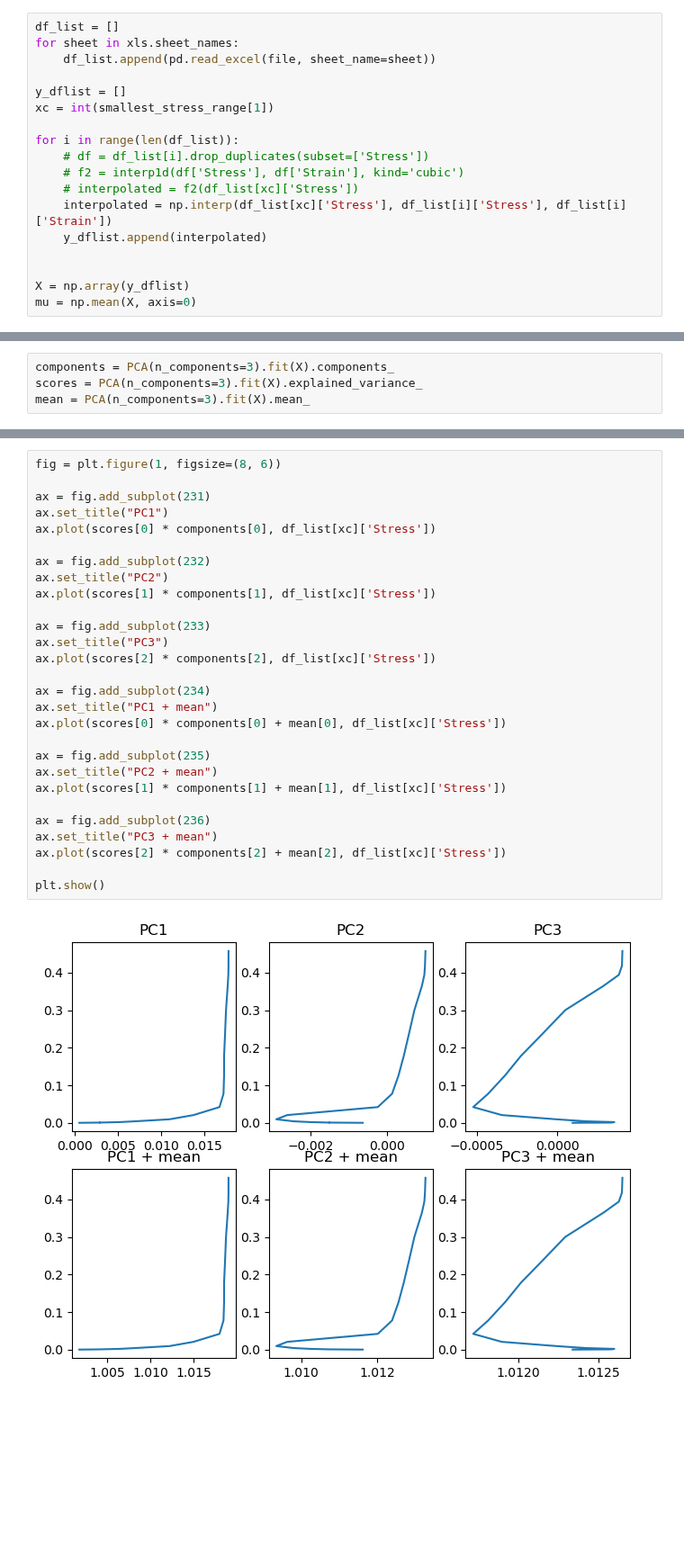
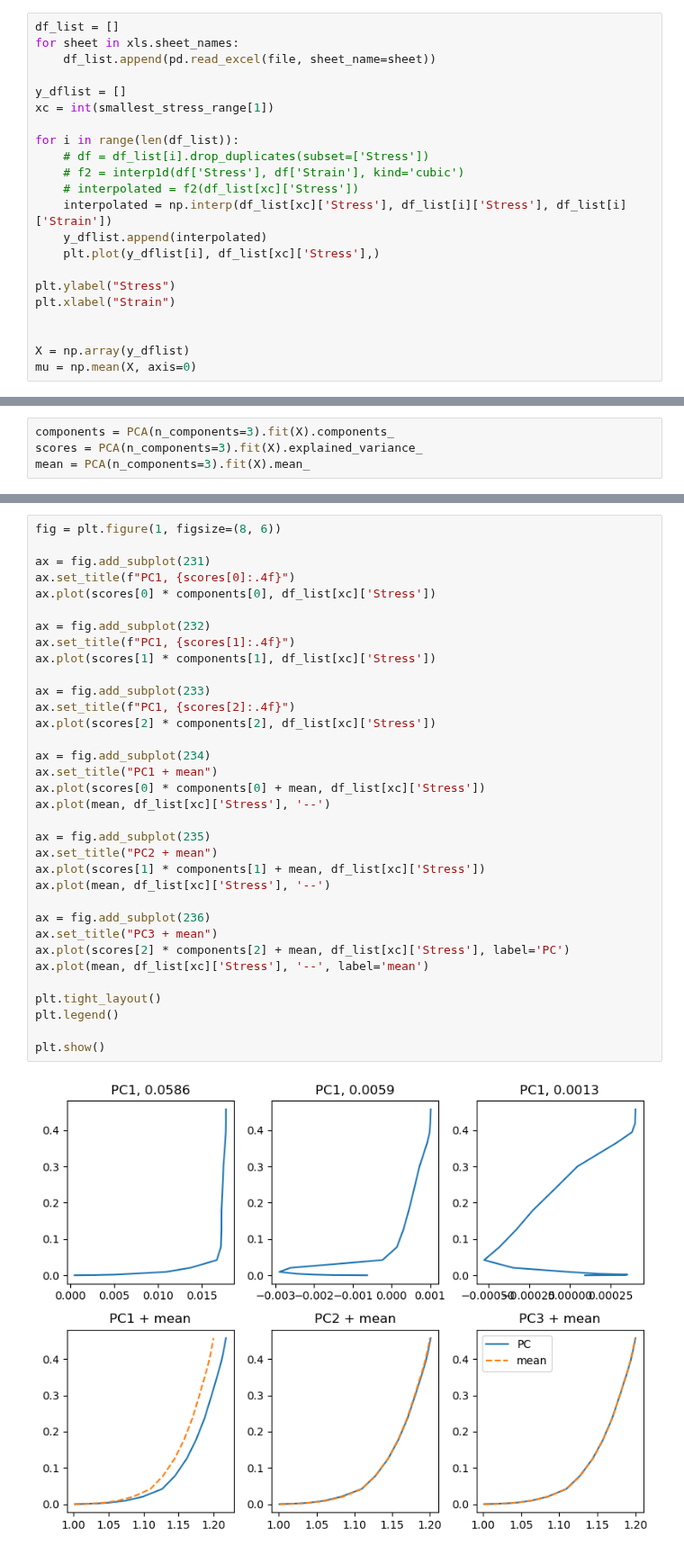
Before and after one commit to siemdejong/skinstression, a Jupyter notebook: notebooks/4-sjg-create_PCA_labels.ipynb, the cells around one changed output, grey strips where cells are left out. Shown at 90% size. Drawn from its saved outputs; the diff is of its cells as text; blank space fills up the shorter version.

Commit message:
plot interpolated curves and PCs

```diff
--- a/notebooks/4-sjg-create_PCA_labels.ipynb
+++ b/notebooks/4-sjg-create_PCA_labels.ipynb
@@ -50,6 +50,10 @@ for i in range(len(df_list)):
     # interpolated = f2(df_list[xc]['Stress'])
     interpolated = np.interp(df_list[xc]['Stress'], df_list[i]['Stress'], df_list[i]['Strain'])
     y_dflist.append(interpolated)
+    plt.plot(y_dflist[i], df_list[xc]['Stress'],)
+
+plt.ylabel("Stress")
+plt.xlabel("Strain")
 
 
 X = np.array(y_dflist)
@@ -61,30 +85,36 @@ mean = PCA(n_components=3).fit(X).mean_
 # %%
 fig = plt.figure(1, figsize=(8, 6))
 
 ax = fig.add_subplot(231)
-ax.set_title("PC1")
+ax.set_title(f"PC1, {scores[0]:.4f}")
 ax.plot(scores[0] * components[0], df_list[xc]['Stress'])
 
 ax = fig.add_subplot(232)
-ax.set_title("PC2")
+ax.set_title(f"PC1, {scores[1]:.4f}")
 ax.plot(scores[1] * components[1], df_list[xc]['Stress'])
 
 ax = fig.add_subplot(233)
-ax.set_title("PC3")
+ax.set_title(f"PC1, {scores[2]:.4f}")
 ax.plot(scores[2] * components[2], df_list[xc]['Stress'])
 
 ax = fig.add_subplot(234)
 ax.set_title("PC1 + mean")
-ax.plot(scores[0] * components[0] + mean[0], df_list[xc]['Stress'])
+ax.plot(scores[0] * components[0] + mean, df_list[xc]['Stress'])
+ax.plot(mean, df_list[xc]['Stress'], '--')
 
 ax = fig.add_subplot(235)
 ax.set_title("PC2 + mean")
-ax.plot(scores[1] * components[1] + mean[1], df_list[xc]['Stress'])
+ax.plot(scores[1] * components[1] + mean, df_list[xc]['Stress'])
+ax.plot(mean, df_list[xc]['Stress'], '--')
 
 ax = fig.add_subplot(236)
 ax.set_title("PC3 + mean")
-ax.plot(scores[2] * components[2] + mean[2], df_list[xc]['Stress'])
+ax.plot(scores[2] * components[2] + mean, df_list[xc]['Stress'], label='PC')
+ax.plot(mean, df_list[xc]['Stress'], '--', label='mean')
+
+plt.tight_layout()
+plt.legend()
 
 plt.show()
 # %% [output]
-[figure, old version]
+[figure, new version]
```
Also changed, not shown: parts of 4 cells of this notebook.
